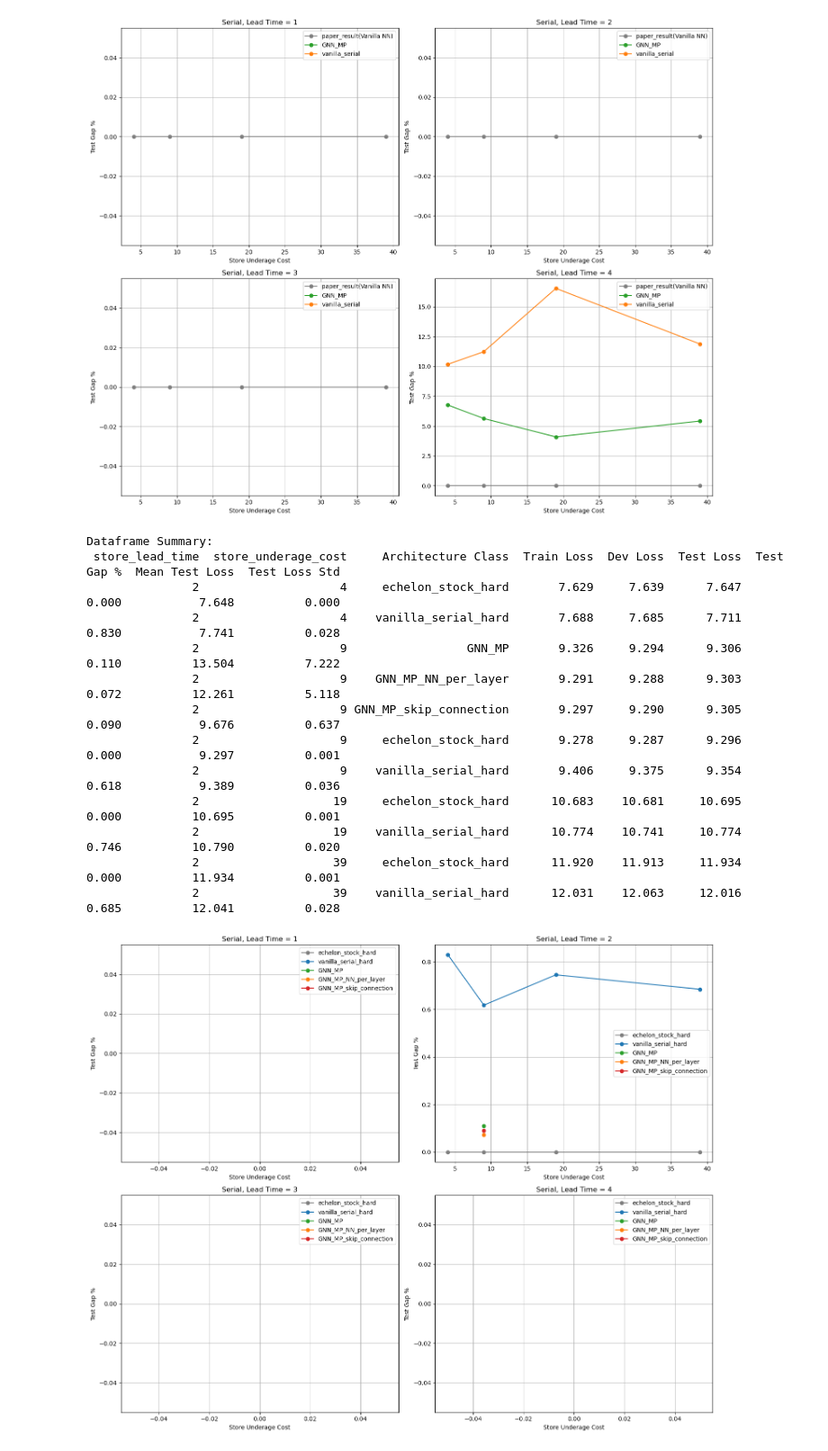
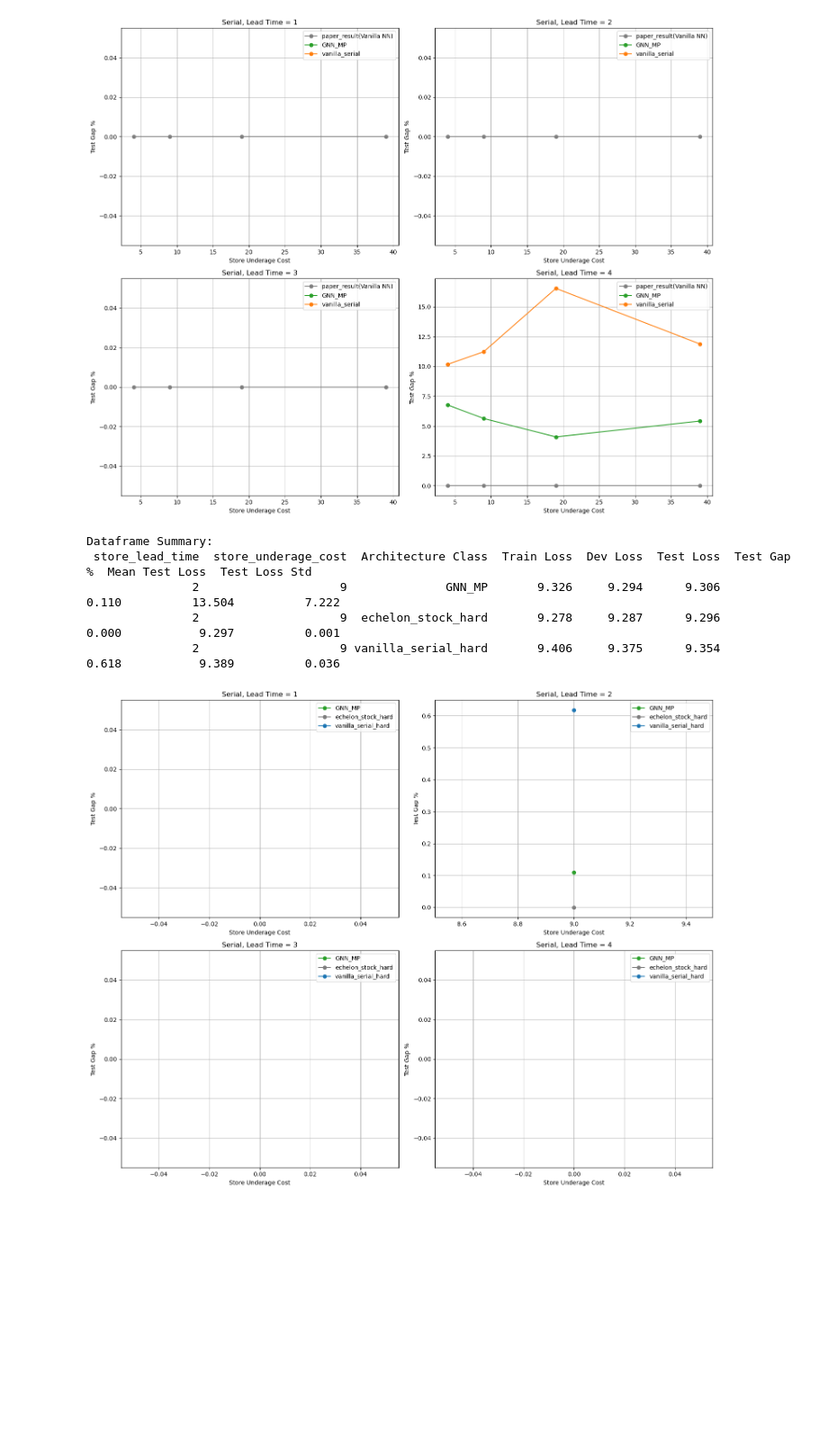
Before and after one commit to minuk302/Neural_inventory_control, a Jupyter notebook: analysis/ray_generic_architecture_serial.ipynb, the cells around one changed output. Shown at 90% size. Drawn from its saved outputs; the diff is of its cells as text; code cells hidden in the pictures; blank space fills up the shorter version.

```diff
--- a/analysis/ray_generic_architecture_serial.ipynb
+++ b/analysis/ray_generic_architecture_serial.ipynb
@@ -525,7 +525,7 @@ architectures = {
     "vanilla_serial_hard": f'/user/ml4723/Prj/NIC/ray_results/{testset_name}/vanilla_serial_hard',
     "GNN_MP": f'/user/ml4723/Prj/NIC/ray_results/{testset_name}/GNN_MP',
     # "GNN_MP_NN_per_layer": f'/user/ml4723/Prj/NIC/ray_results/{testset_name}/GNN_MP_NN_per_layer',
-    "GNN_MP_skip_connection": f'/user/ml4723/Prj/NIC/ray_results/{testset_name}/GNN_MP_skip_connection',
+    # "GNN_MP_skip_connection": f'/user/ml4723/Prj/NIC/ray_results/{testset_name}/GNN_MP_skip_connection',
     # "GNN_MP_NN_per_layer_skip_connection": f'/user/ml4723/Prj/NIC/ray_results/{testset_name}/GNN_MP_NN_per_layer_skip_connection',
 }
 
@@ -544,7 +544,7 @@ results_interpretor = rri.RayResultsinterpreter()
 dfs = []
 params = {
     'store_lead_time': [1, 2, 3, 4],
-    'store_underage_cost': [4, 9, 19, 39]
+    'store_underage_cost': [9]#[4, 9, 19, 39]
 }
 
 for arch_name, path in architectures.items():
@@ -610,46 +610,38 @@ axes = [ax1, ax2, ax3, ax4]
 # Plot for each lead time
 for idx, lead_time in enumerate(params['store_lead_time']):
     lead_time_df = df[df['store_lead_time'] == lead_time]
 
     for arch in df['Architecture Class'].unique():
         arch_data = lead_time_df[lead_time_df['Architecture Class'] == arch]
         x = arch_data['store_underage_cost'].values
         y = arch_data['Test Gap %'].values
         # Sort x and y based on x values
         sort_idx = np.argsort(x)
         x = x[sort_idx]
         y = y[sort_idx]
 
         axes[idx].plot(x, y,
                       marker='o',
                       label=arch,
                       color=color_scheme[arch],
                       linestyle=linestyle_scheme[arch])
 
     axes[idx].set_title(f'Serial, Lead Time = {lead_time}')
     axes[idx].set_xlabel('Store Underage Cost')
     axes[idx].set_ylabel('Test Gap %')
     axes[idx].grid(True)
     axes[idx].legend()
 
 
 plt.tight_layout()
 plt.show()
 # %% [output]
 Dataframe Summary:
- store_lead_time  store_underage_cost     Architecture Class  Train Loss  Dev Loss  Test Loss  Test Gap %  Mean Test Loss  Test Loss Std
-               2                    4     echelon_stock_hard       7.629     7.639      7.647       0.000           7.648          0.000
-               2                    4    vanilla_serial_hard       7.688     7.685      7.711       0.830           7.741          0.028
-               2                    9                 GNN_MP       9.326     9.294      9.306       0.110          13.504          7.222
-               2                    9    GNN_MP_NN_per_layer       9.291     9.288      9.303       0.072          12.261          5.118
-               2                    9 GNN_MP_skip_connection       9.297     9.290      9.305       0.090           9.676          0.637
-               2                    9     echelon_stock_hard       9.278     9.287      9.296       0.000           9.297          0.001
-               2                    9    vanilla_serial_hard       9.406     9.375      9.354       0.618           9.389          0.036
-               2                   19     echelon_stock_hard      10.683    10.681     10.695       0.000          10.695          0.001
-               2                   19    vanilla_serial_hard      10.774    10.741     10.774       0.746          10.790          0.020
-               2                   39     echelon_stock_hard      11.920    11.913     11.934       0.000          11.934          0.001
-               2                   39    vanilla_serial_hard      12.031    12.063     12.016       0.685          12.041          0.028
+ store_lead_time  store_underage_cost  Architecture Class  Train Loss  Dev Loss  Test Loss  Test Gap %  Mean Test Loss  Test Loss Std
+               2                    9              GNN_MP       9.326     9.294      9.306       0.110          13.504          7.222
+               2                    9  echelon_stock_hard       9.278     9.287      9.296       0.000           9.297          0.001
+               2                    9 vanilla_serial_hard       9.406     9.375      9.354       0.618           9.389          0.036
-[figure, old version]
+[figure, new version]
 # %%
 # Define color scheme for architecture types
 color_scheme = {
```
Also changed, not shown: parts of 1 cell of this notebook, 25 other files.
